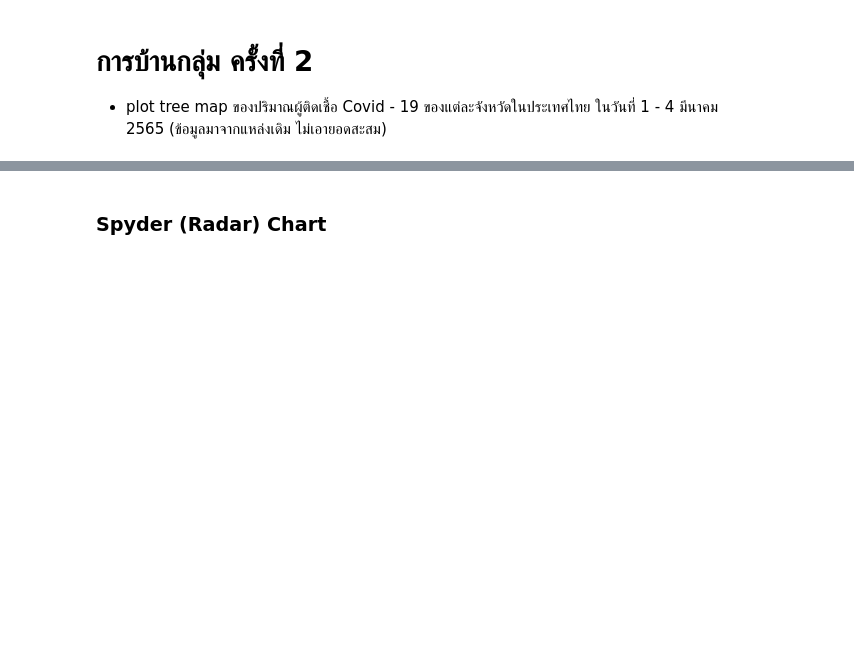
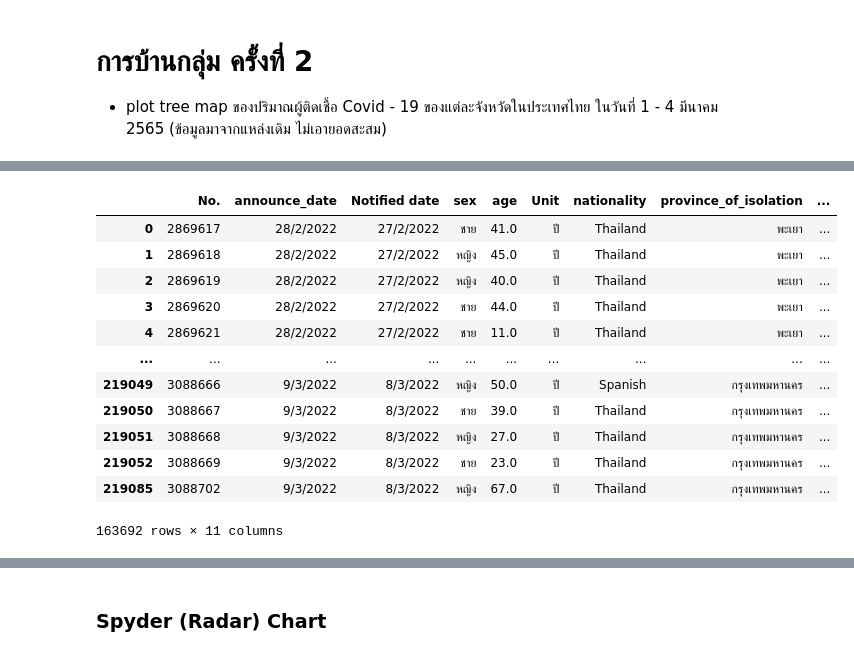
Before and after one commit to Umaporn19/data_viz_2022, a Jupyter notebook: DataViz04_Data_Comparison.ipynb, the cells around one changed output, grey strips where cells are left out. Cells and saved outputs as stored; diff of their text form; code cells hidden in the pictures; blank space fills up the shorter version.

```diff
--- a/DataViz04_Data_Comparison.ipynb
+++ b/DataViz04_Data_Comparison.ipynb
@@ -424,0 +450,17 @@ plt.axis('off')
+# %%
+data_drop = data.dropna() #.dropna() ลบข้อมูลที่เป็น NaN ออก
+data_drop #แสดงค่าออกมา
+# %% [output]
+|  | No. | announce_date | Notified date | sex | age | Unit | nationality | province_of_isolation | ... |
+| 0 | 2869617 | 28/2/2022 | 27/2/2022 | ชาย | 41.0 | ปี | Thailand | พะเยา | ... |
+| 1 | 2869618 | 28/2/2022 | 27/2/2022 | หญิง | 45.0 | ปี | Thailand | พะเยา | ... |
+| 2 | 2869619 | 28/2/2022 | 27/2/2022 | หญิง | 40.0 | ปี | Thailand | พะเยา | ... |
+| 3 | 2869620 | 28/2/2022 | 27/2/2022 | ชาย | 44.0 | ปี | Thailand | พะเยา | ... |
+| 4 | 2869621 | 28/2/2022 | 27/2/2022 | ชาย | 11.0 | ปี | Thailand | พะเยา | ... |
+| ... | ... | ... | ... | ... | ... | ... | ... | ... | ... |
+| 219049 | 3088666 | 9/3/2022 | 8/3/2022 | หญิง | 50.0 | ปี | Spanish | กรุงเทพมหานคร | ... |
+| 219050 | 3088667 | 9/3/2022 | 8/3/2022 | ชาย | 39.0 | ปี | Thailand | กรุงเทพมหานคร | ... |
+| 219051 | 3088668 | 9/3/2022 | 8/3/2022 | หญิง | 27.0 | ปี | Thailand | กรุงเทพมหานคร | ... |
+| 219052 | 3088669 | 9/3/2022 | 8/3/2022 | ชาย | 23.0 | ปี | Thailand | กรุงเทพมหานคร | ... |
+| 219085 | 3088702 | 9/3/2022 | 8/3/2022 | หญิง | 67.0 | ปี | Thailand | กรุงเทพมหานคร | ... |
+163692 rows × 11 columns
```
Also changed, not shown: parts of 47 cells of this notebook.
